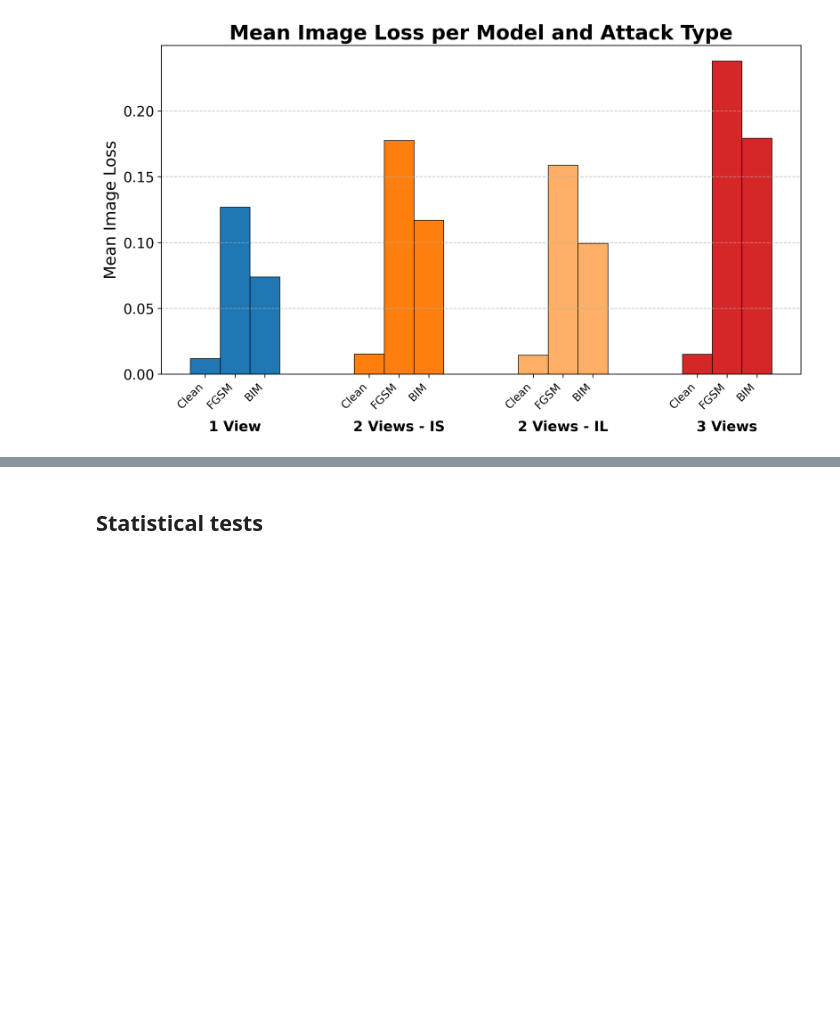
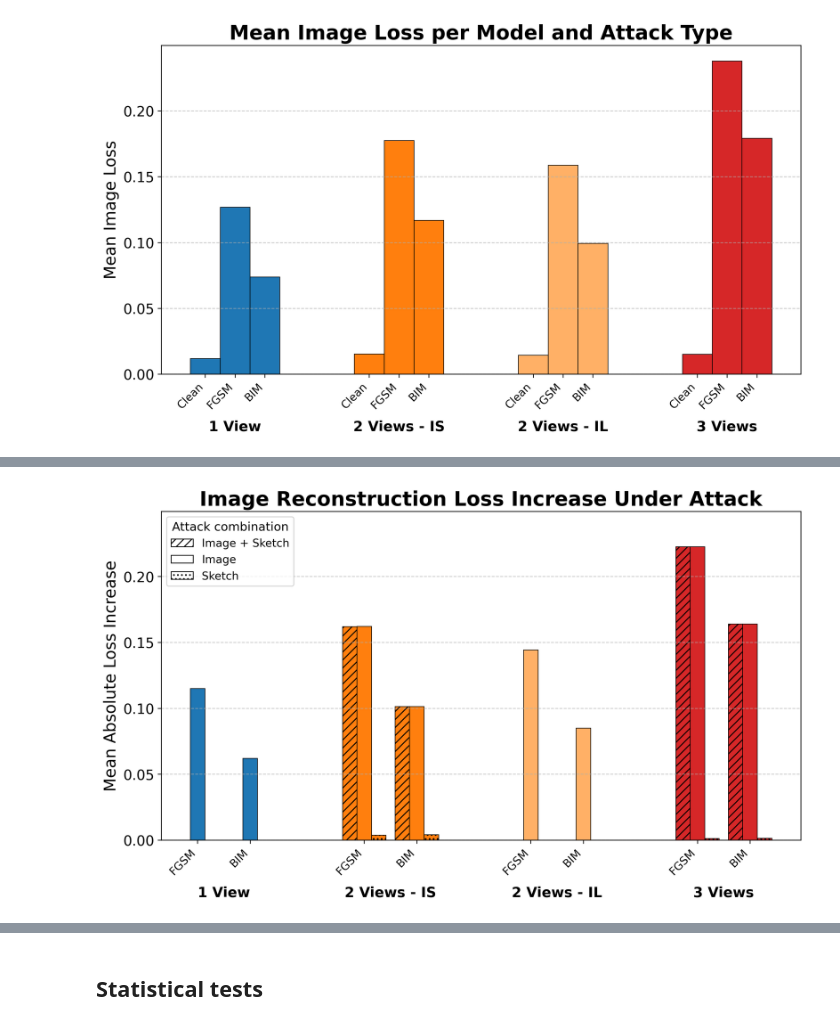
Before and after one commit to ClarysseArthur/VUB-MT-Development, a Jupyter notebook: Models/GenRKM-MMCelebHQ-V3/StatTest-A.ipynb, the cells around one changed output, grey strips where cells are left out. Saved outputs shown, nothing was run; the diff lists cells and outputs as text; code cells hidden in the pictures; blank space fills up the shorter version.

```diff
--- a/Models/GenRKM-MMCelebHQ-V3/StatTest-A.ipynb
+++ b/Models/GenRKM-MMCelebHQ-V3/StatTest-A.ipynb
@@ -312,0 +418,73 @@ plot_attack_combo_losses(plot_df, add_inset=True)
+# %%
+# Mean absolute increase per model and attacked-view setting
+increase_cols = {attack: f'{attack}_{view}_Abs_Increase' for attack in attacks}
+
+mean_increases = (
+    df
+    .groupby(['model', 'image_attack', 'sketch_attack'], as_index=False)[list(increase_cols.values())]
+    .mean()
+)
+
+lookup = {
+    (row['model'], row['image_attack'], row['sketch_attack']): row
+    for _, row in mean_increases.iterrows()
+}
+
+bar_width = 0.13
+attack_gap = 0.08
+group_gap = 0.55
+attack_span = len(ATTACK_COMBOS) * bar_width + attack_gap
+group_span = len(attacks) * attack_span + group_gap
+
+base_positions, x_labels = [], []
+combo_heights = {combo: [] for combo in ATTACK_COMBOS}
+
+fig, ax = plt.subplots(figsize=(10, 6), dpi=300)
+
+for i, model in enumerate(MODEL_ORDER):
+    group_start = i * group_span
+
+    for j, attack in enumerate(attacks):
+        base_x = group_start + j * attack_span
+        base_positions.append(base_x + (len(ATTACK_COMBOS) - 1) * bar_width / 2)
+        x_labels.append(attack)
+
+        for k, combo in enumerate(ATTACK_COMBOS):
+            xpos = base_x + k * bar_width
+            row = lookup.get((model, *combo))
+            height = np.nan if row is None else row[increase_cols[attack]]
+            combo_heights[combo].append(height)
+
+            ax.bar(
+                xpos,
+                height,
+                width=bar_width,
+                color=MODEL_COLOR_MAP[model],
+                edgecolor='black',
+                linewidth=0.6,
+                hatch=ATTACK_COMBO_HATCHES[combo],
+            )
+
+group_centers = [
+    i * group_span + (len(attacks) * attack_span - attack_gap - bar_width) / 2
+    for i in range(len(MODEL_ORDER))
+]
+
+all_vals = np.ravel([combo_heights[combo] for combo in ATTACK_COMBOS])
+ax.set_ylim(0, np.nanmax(all_vals) * 1.12)
+
+ax.set_xticks(base_positions)
+ax.set_xticklabels(x_labels, rotation=45, ha='right', fontsize=11)
+add_group_labels(ax, group_centers, MODEL_ORDER)
+attack_combo_legend(ax)
+
+ax.set_title('Image Reconstruction Loss Increase Under Attack', fontsize=20, fontweight='bold')
+ax.set_ylabel('Mean Absolute Loss Increase', fontsize=16)
+ax.tick_params(axis='y', labelsize=14)
+ax.grid(axis='y', linestyle='--', alpha=0.7)
+
+plt.tight_layout()
+plt.savefig(f'./img/{view.lower()}_absolute_loss_increase_barchart.png', dpi=300)
+plt.show()
+# %% [output]
+[figure, added]
```
Also changed, not shown: parts of 8 cells of this notebook, 16 other files.
